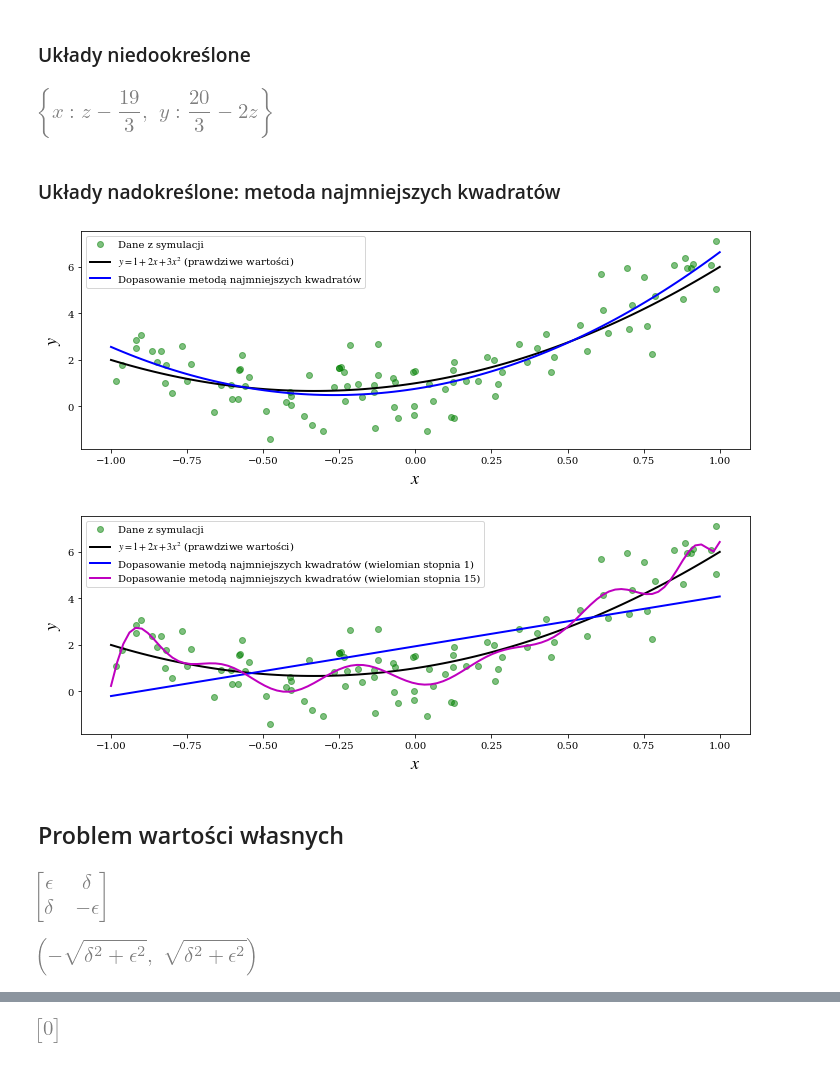
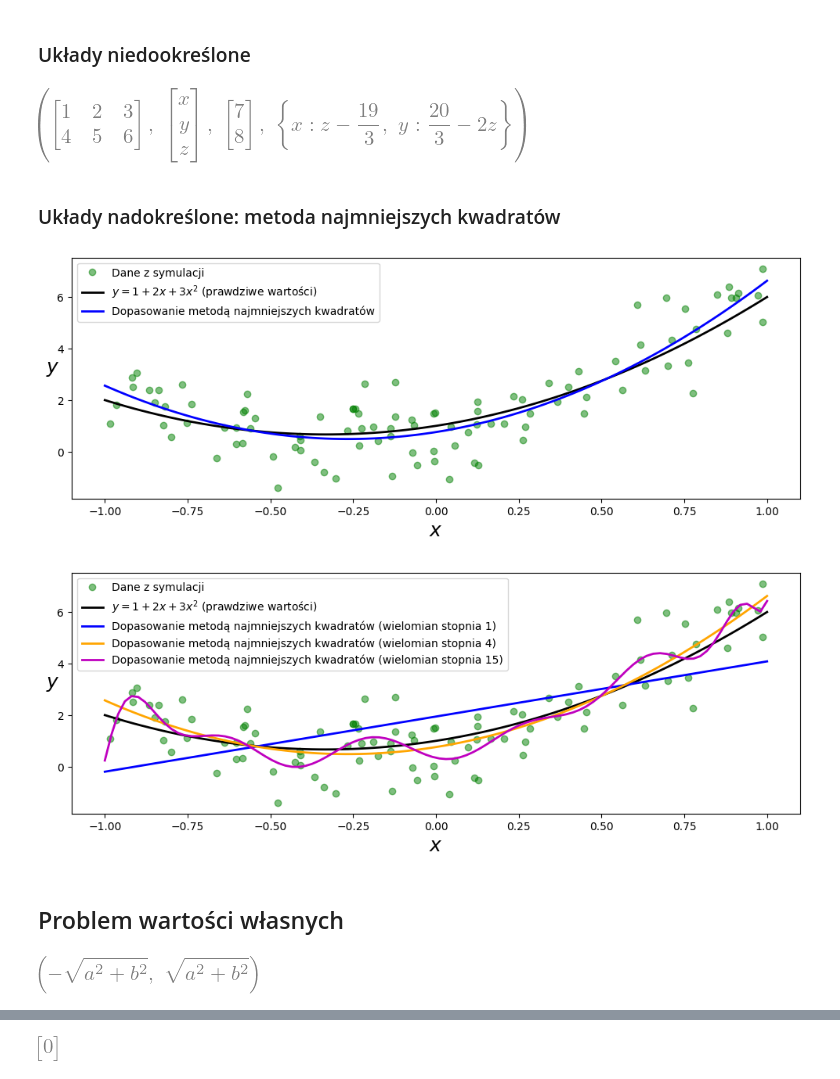
Before and after one commit to antonimarczuk123/Numerical-Python, a Jupyter notebook: Mathematical Python/orginal-src/r05 - SolveEquations.ipynb, the cells around one changed output, grey strips where cells are left out. Cells and saved outputs as stored; diff of their text form; code cells hidden in the pictures.

```diff
--- a/Mathematical Python/orginal-src/r05 - SolveEquations.ipynb
+++ b/Mathematical Python/orginal-src/r05 - SolveEquations.ipynb
@@ -1,12 +1,8 @@
 # %% [markdown]
 # Rozdział 5. Rozwiązywanie równań
 # %%
-%matplotlib inline
 import matplotlib.pyplot as plt
 import matplotlib
-matplotlib.rcParams['mathtext.fontset'] = 'stix'
-matplotlib.rcParams['font.family'] = 'serif'
-matplotlib.rcParams['font.sans-serif'] = 'stix'
 
 from scipy import linalg as la
 from scipy import optimize
@@ -172,7 +135,6 @@ b = sympy.Matrix([1, 2])
 # Rozwiązanie symboliczne
 x_sym_sol = A.solve(b)
 x_sym_sol.simplify()
-x_sym_sol
 Acond = A.condition_number().simplify()
 
 # Funkcje do rozwiązania numerycznego
@@ -185,10 +147,11 @@ p_vec = np.linspace(0.9, 1.1, 200)
 
 fig, axes = plt.subplots(1, 2, figsize=(12, 4))
 
+style = ['r-', 'k--']
 for n in range(2):
     x_sym = np.array([x_sym_sol[n].subs(p, pp).evalf() for pp in p_vec])
     x_num = np.array([x_num_sol(pp)[n] for pp in p_vec])
-    axes[0].plot(p_vec, (x_num - x_sym)/x_sym, 'k')
+    axes[0].plot(p_vec, (x_num - x_sym)/x_sym, style[n])
 axes[0].set_title("Błąd rozwiązania\n(numeryczne–symboliczne)/symboliczne")
 axes[0].set_xlabel(r'$p$', fontsize=18)
 
@@ -197,5 +160,4 @@ axes[1].set_title("Współczynnik uwarunkowania")
 axes[1].set_xlabel(r'$p$', fontsize=18)
 
 fig.tight_layout()
-fig.savefig('ch5-linear-systems-condition-number.pdf')
 # %% [output]
@@ -217,7 +169,12 @@ AA = A * x - b
-# %%
-sympy.solve(A*x - b, unknown)
-# %% [output]
-[figure, removed]
+# %%
+unknown = sympy.symbols("x, y, z")
+A = sympy.Matrix([[1, 2, 3], [4, 5, 6]])
+x = sympy.Matrix(unknown)
+b = sympy.Matrix([7, 8])
+sol = sympy.solve(A*x - b, unknown)
+A, x, b, sol
+# %% [output]
+[figure, added]
 # %% [markdown]
 ### Układy nadokreślone: metoda najmniejszych kwadratów
 # %%
@@ -235,43 +192,47 @@ Y = a + b * X + c * X**2 + np.random.randn(m)
 
 # Dopasowanie modelu do danych z użyciem metody najmniejszych kwadratów
 A = np.vstack([X**0, X**1, X**2])  # Zamiast vstack można również wykorzystać np.vander
-sol, r, rank, sv = la.lstsq(A.T, Y)
+A = A.T
+
+sol, r, rank, sv = la.lstsq(A, Y)
 y_fit = sol[0] + sol[1] * x + sol[2] * x**2
+
 fig, ax = plt.subplots(figsize=(12, 4))
-
 ax.plot(X, Y, 'go', alpha=0.5, label='Dane z symulacji')
 ax.plot(x, y_exact, 'k', lw=2, label='$y = 1 + 2x + 3x^2$ (prawdziwe wartości)')
 ax.plot(x, y_fit, 'b', lw=2, label='Dopasowanie metodą najmniejszych kwadratów')
-ax.set_xlabel(r"$x$", fontsize=18)
-ax.set_ylabel(r"$y$", fontsize=18)
+ax.set_xlabel("$x$", fontsize=18)
+ax.set_ylabel("$y$", fontsize=18, rotation=0)
 ax.legend(loc=2);
-
-fig.savefig('ch5-linear-systems-least-square.pdf')
 # %% [output]
-[figure, old version]
+[figure, new version]
 # %%
 # Dopasowywanie modelu z wykorzystaniem metody najmniejszych kwadratów
 # Wielomian stopnia 1
 A = np.vstack([X**n for n in range(2)])
 sol, r, rank, sv = la.lstsq(A.T, Y)
 y_fit1 = sum([s * x**n for n, s in enumerate(sol)])
+
+# Wielomian stopnia 4
+A = np.vstack([X**n for n in range(4)])
+sol, r, rank, sv = la.lstsq(A.T, Y)
+y_fit4 = sum([s * x**n for n, s in enumerate(sol)])
 
 # Wielomian stopnia 15
 A = np.vstack([X**n for n in range(16)])
 sol, r, rank, sv = la.lstsq(A.T, Y)
 y_fit15 = sum([s * x**n for n, s in enumerate(sol)])
 
 fig, ax = plt.subplots(figsize=(12, 4))
 ax.plot(X, Y, 'go', alpha=0.5, label='Dane z symulacji')
 ax.plot(x, y_exact, 'k', lw=2, label='$y = 1 + 2x + 3x^2$ (prawdziwe wartości)')
 ax.plot(x, y_fit1, 'b', lw=2, label='Dopasowanie metodą najmniejszych kwadratów (wielomian stopnia 1)')
+ax.plot(x, y_fit4, 'orange', lw=2, label='Dopasowanie metodą najmniejszych kwadratów (wielomian stopnia 4)')
 ax.plot(x, y_fit15, 'm', lw=2, label='Dopasowanie metodą najmniejszych kwadratów (wielomian stopnia 15)')
-ax.set_xlabel(r"$x$", fontsize=18)
-ax.set_ylabel(r"$y$", fontsize=18)
+ax.set_xlabel("$x$", fontsize=18)
+ax.set_ylabel("$y$", fontsize=18, rotation=0)
 ax.legend(loc=2);
-
-fig.savefig('ch5-linear-systems-least-square-2.pdf')
 # %% [output]
-[figure, old version]
+[figure, new version]
 # %% [markdown]
 ## Problem wartości własnych
@@ -280,5 +238,0 @@ eps, delta = sympy.symbols("epsilon, delta")
-# %%
-H = sympy.Matrix([[eps, delta], [delta, -eps]])
-H
-# %% [output]
-[figure, removed]
@@ -287,7 +239,11 @@ eval1, eval2 = H.eigenvals()
-# %%
-eval1, eval2
-# %% [output]
-[figure, removed]
+# %%
+a, b = sympy.symbols("a, b")
+H = sympy.Matrix([[a, b], [b, -a]])
+
+eval1, eval2 = H.eigenvals()
+eval1, eval2
+# %% [output]
+[figure, added]
 # %%
 H.eigenvects()
 # %% [output]
```
Also changed, not shown: parts of 42 cells of this notebook.
